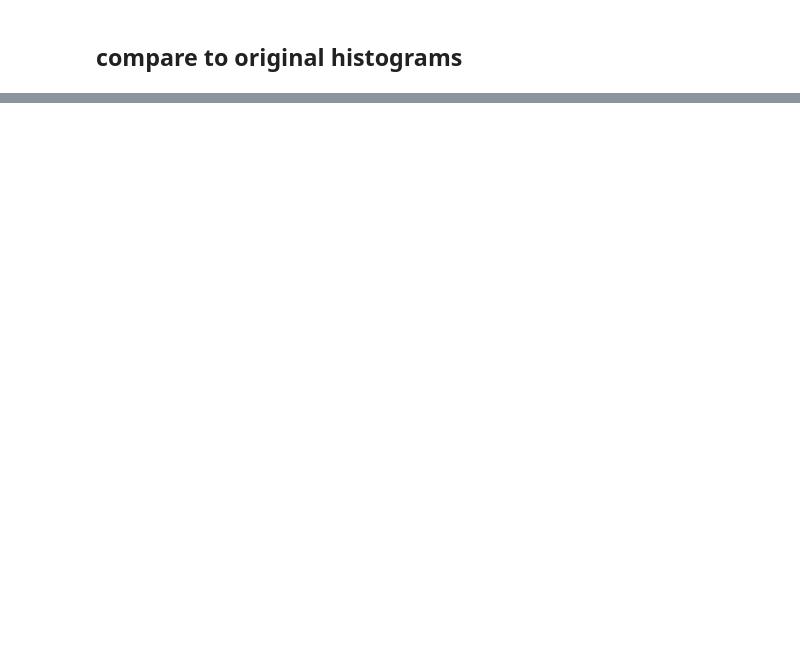
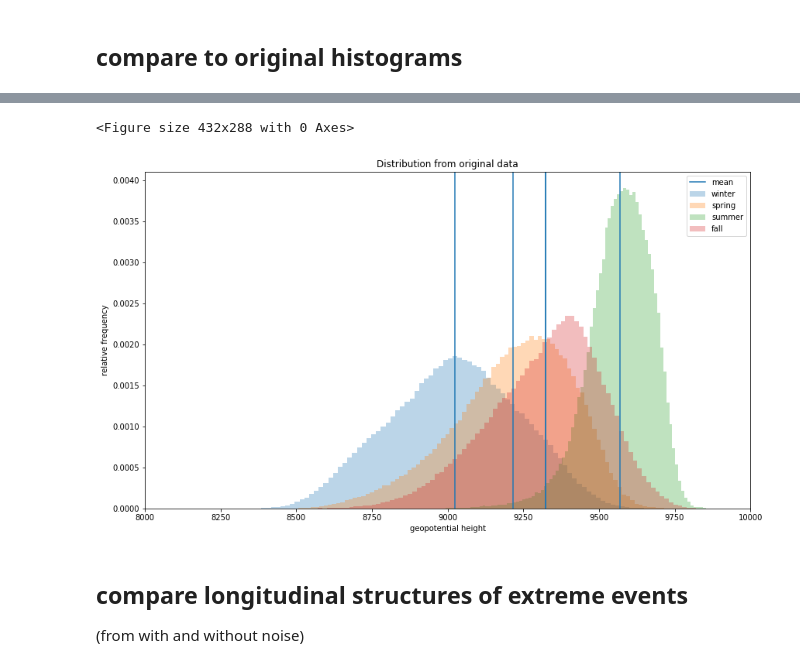
Before and after one commit to csyhuang/python-climate-data-processing, a Jupyter notebook: submission_from_claire/40.5N-processing/40.5N-longsimulation.ipynb, the cells around one changed output, grey strips where cells are left out. Saved outputs shown, nothing was run; the diff lists cells and outputs as text; code cells hidden in the pictures; blank space fills up the shorter version.

```diff
--- a/submission_from_claire/40.5N-processing/40.5N-longsimulation.ipynb
+++ b/submission_from_claire/40.5N-processing/40.5N-longsimulation.ipynb
@@ -823,0 +333,4 @@ plt.show()
+# %%
+lon_sectioned = [[np.array(entry[beginning_lons[j]:end_lons[j]]) for j in range(4)]
+                      for entry in real_noise]
+mean_lons = [[np.average(entry) for entry in season] for season in lon_sectioned]
@@ -823,0 +371,29 @@ plt.show()
+# %%
+#make this for the original data as well
+plt.clf();
+plt.figure(figsize = (14,8))
+for i in range(4):
+    season = seasons[i]
+    #get from simmed data
+    to_section = lon_sectioned[i]
+
+    #get from orig data
+    plot_df = day_df[day_df["season"] == season]
+
+    plt.hist(plot_df['geofrom_climmonth'],label = seasons[i],
+             bins = 90, density = True, alpha = 0.3)
+    plt.axvline(plot_df['geofrom_climmonth'].mean())
+
+plt.xlabel("geopotential height")
+plt.axvline(plot_df['geofrom_climmonth'].mean(), label = "mean")
+plt.ylabel("relative frequency")
+plt.legend()
+plt.title("Distribution from original data")
+plt.xlim(xmin = minx, xmax = maxx)
+
+name = 'disp_plots/01_observed_hist.png'
+plt.savefig(name)
+plt.show()
+# %% [output]
+<Figure size 432x288 with 0 Axes>
+[figure, added]
@@ -823,0 +419,3 @@ plt.show()
+# %% [markdown]
+## compare longitudinal structures of extreme events
+(from with and without noise)
```
Also changed, not shown: parts of 120 cells of this notebook.
